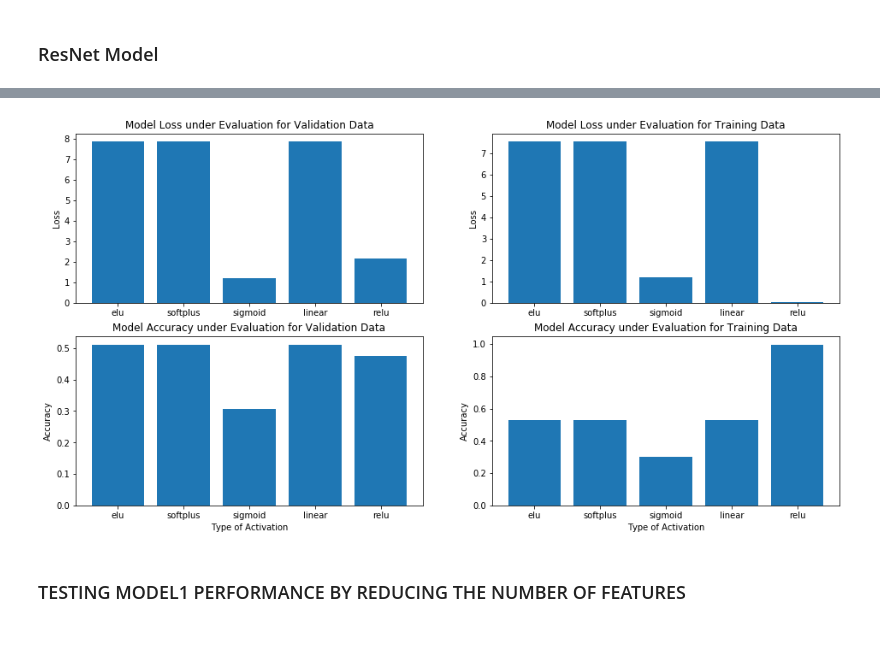
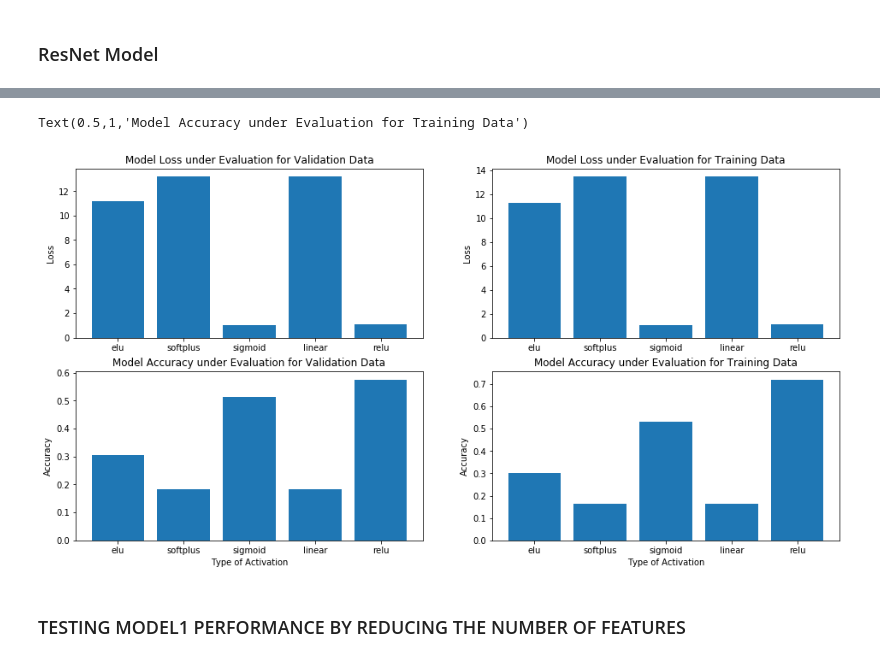
Before and after one commit to HuongIvyNguyen/springboard_datascience, a Jupyter notebook: Capstone_Project1/Capstone1_Model_Selection.ipynb, the cells around one changed output, grey strips where cells are left out. Drawn from its saved outputs; the diff is of its cells as text; code cells hidden in the pictures.

```diff
--- a/Capstone_Project1/Capstone1_Model_Selection.ipynb
+++ b/Capstone_Project1/Capstone1_Model_Selection.ipynb
@@ -295,0 +412,22 @@ The time for fitting training data into model 3 is 13474.341937065125
+# %%
+fig3 = plt.figure(figsize=(12,8))
+font = {'size'   : 14}
+plt.rc('font', **font)
+
+ax1 = fig3.add_subplot(2,1,1)
+ax1.plot(model3_history.history['acc'], label='training')
+ax1.plot(model3_history.history['val_acc'], label='validation')
+ax1.set_xlabel('epochs')
+ax1.set_ylabel('accuracy')
+ax1.set_title('Model 3 Accuracy')
+ax1.legend()
+
+ax2 = fig3.add_subplot(2,1,2)
+ax2.plot(model3_history.history['loss'], label='training')
+ax2.plot(model3_history.history['val_loss'], label='validation')
+ax2.set_xlabel('epochs')
+ax2.set_ylabel('Loss')
+ax2.set_title('Model 3 Loss')
+ax2.legend()
+
+fig3.tight_layout()
@@ -420,5 +497,5 @@ plt.show()
 # %%
-epochs = 17
+epochs = 25
 
 valid_losses = []
 valid_accuracies = []
@@ -428,9 +505,9 @@ histories = []
 
 for i in range(1, 4):
     new_model1 = add_layer_to_model1(i)
-    print ('Adding {}'.format(str(i)), 'layer into model 1')
+    print ('Adding {}'.format(str(i)), 'block of layers into model 1')
     print (new_model1.summary())
-    modelcheckpoint = ModelCheckpoint('model1_checkpoint/Model1-add-{}-layer.h5'.format(str(i)),
+    modelcheckpoint = ModelCheckpoint('model1_checkpoint/Model1-add-{}-block.h5'.format(str(i)),
                                         monitor='val_acc',
                                         verbose=0, save_best_only=True,
                                         mode='auto', period=1)
@@ -544,7 +623,7 @@ for activate in activation_list:
 
     history_new_activate = new_activation_model1.fit(X_train, Y_train,
                    batch_size=batch_size,
-                   epochs=17,
+                   epochs=25,
                    callbacks=[modelcheckpoint],
                    validation_data=[X_valid, Y_valid])
 
@@ -579,3 +658,6 @@ Epoch 17/17
+# %%
+from keras.models import load_model
+model1=load_model('model1_checkpoint/checking_epochs_model1.h5')
 # %%
 model1_relu_valid_loss, model1_relu_valid_accuracy = model1.evaluate(X_valid, Y_valid)
 model1_relu_train_loss, model1_relu_train_accuracy = model1.evaluate(X_train, Y_train)
@@ -591,26 +673,27 @@ activation_list.append('relu')
 # %%
-fig3 = plt.figure(figsize=(16,8))
-ax1 = fig3.add_subplot(2,2,1)
+fig5 = plt.figure(figsize=(16,8))
+ax1 = fig5.add_subplot(2,2,1)
 ax1.bar(activation_list, new_activation_valid_losses, label='validation')
-ax2 = fig3.add_subplot(2,2,2)
+ax2 = fig5.add_subplot(2,2,2)
 ax2.bar(activation_list, new_activation_train_losses, label='training')
 ax1.set_ylabel('Loss')
 ax1.set_title('Model Loss under Evaluation for Validation Data')
 ax2.set_ylabel('Loss')
 ax2.set_title('Model Loss under Evaluation for Training Data')
 
-ax3= fig3.add_subplot(2,2,3)
+ax3= fig5.add_subplot(2,2,3)
 ax3.bar(activation_list, new_activation_valid_accuracies, label='validation')
-ax4= fig3.add_subplot(2,2,4)
+ax4= fig5.add_subplot(2,2,4)
 ax4.bar(activation_list, new_activation_train_accuracies, label='training')
 ax3.set_xlabel('Type of Activation')
 ax3.set_ylabel('Accuracy')
 ax3.set_title('Model Accuracy under Evaluation for Validation Data')
 ax4.set_xlabel('Type of Activation')
 ax4.set_ylabel('Accuracy')
 ax4.set_title('Model Accuracy under Evaluation for Training Data')
 # %% [output]
+Text(0.5,1,'Model Accuracy under Evaluation for Training Data')
-[figure, old version]
+[figure, new version]
 # %% [markdown]
 ### TESTING MODEL1 PERFORMANCE BY REDUCING THE NUMBER OF FEATURES
 # %%
```
Also changed, not shown: parts of 38 cells of this notebook.
